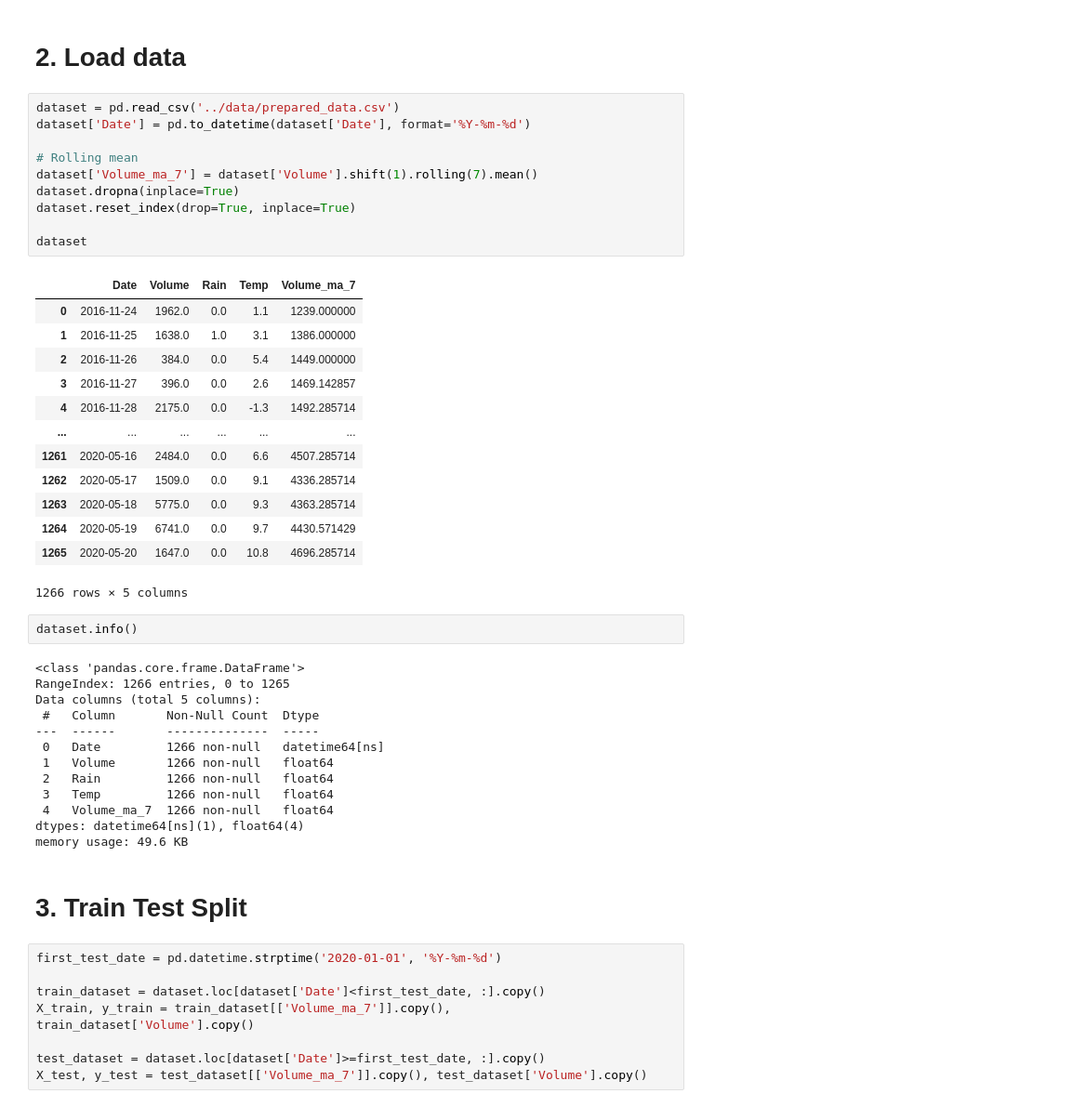
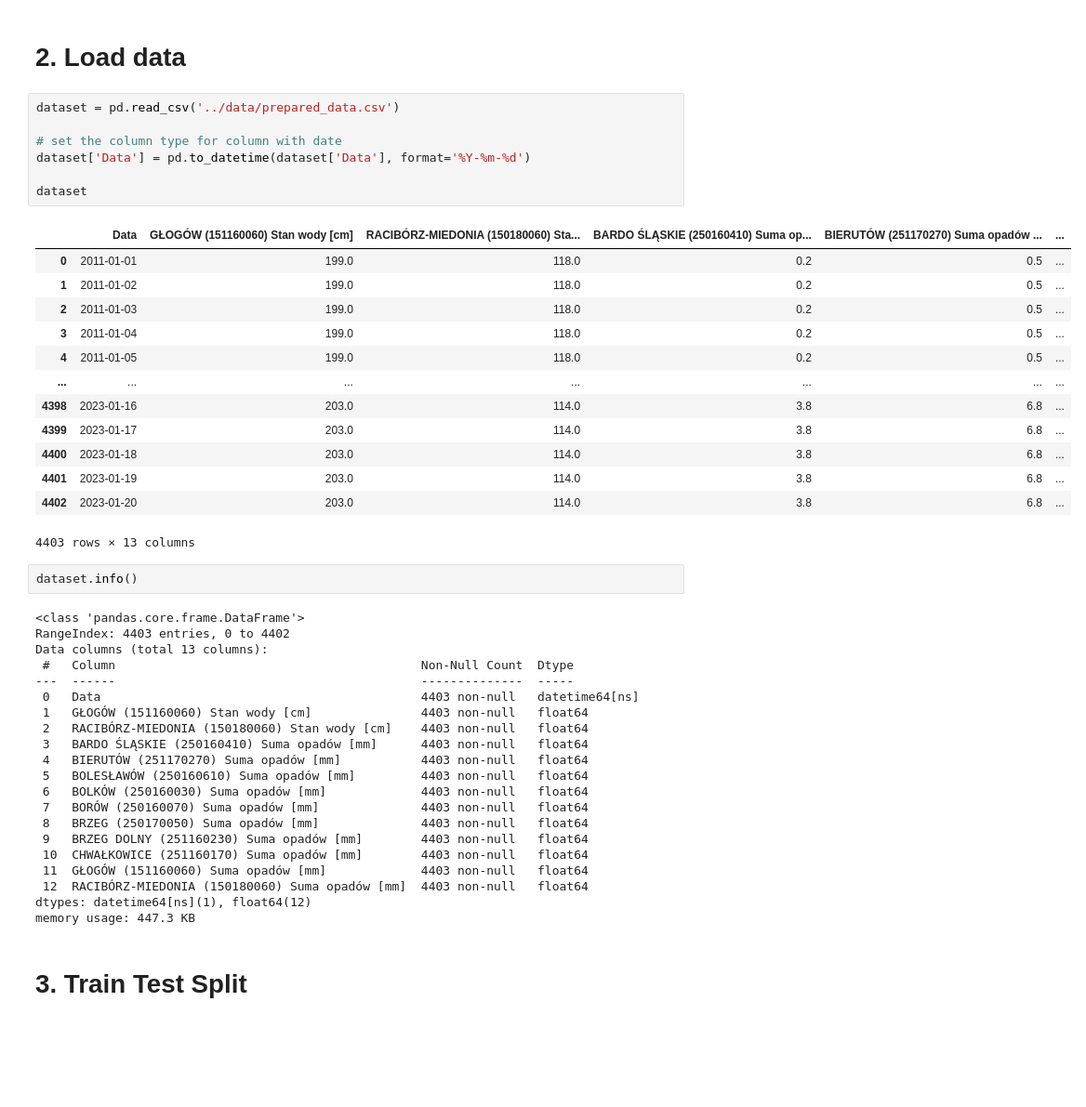
Before and after one commit to it4datascience/CuValley-Batmaja, a Jupyter notebook: src/modelling.ipynb, the cells around one changed output. Shown at 93% size. Cells and saved outputs as stored; diff of their text form; blank space fills up the shorter version.

Commit message:
Added test data

```diff
--- a/src/modelling.ipynb
+++ b/src/modelling.ipynb
@@ -22,51 +10,48 @@ warnings.filterwarnings('ignore')
 # 2. Load data
 # %%
 dataset = pd.read_csv('../data/prepared_data.csv')
-dataset['Date'] = pd.to_datetime(dataset['Date'], format='%Y-%m-%d')
 
-# Rolling mean
-dataset['Volume_ma_7'] = dataset['Volume'].shift(1).rolling(7).mean()
-dataset.dropna(inplace=True)
-dataset.reset_index(drop=True, inplace=True)
+# set the column type for column with date
+dataset['Data'] = pd.to_datetime(dataset['Data'], format='%Y-%m-%d')
 
 dataset
 # %% [output]
-|  | Date | Volume | Rain | Temp | Volume_ma_7 |
-| 0 | 2016-11-24 | 1962.0 | 0.0 | 1.1 | 1239.000000 |
-| 1 | 2016-11-25 | 1638.0 | 1.0 | 3.1 | 1386.000000 |
-| 2 | 2016-11-26 | 384.0 | 0.0 | 5.4 | 1449.000000 |
-| 3 | 2016-11-27 | 396.0 | 0.0 | 2.6 | 1469.142857 |
-| 4 | 2016-11-28 | 2175.0 | 0.0 | -1.3 | 1492.285714 |
-| ... | ... | ... | ... | ... | ... |
-| 1261 | 2020-05-16 | 2484.0 | 0.0 | 6.6 | 4507.285714 |
-| 1262 | 2020-05-17 | 1509.0 | 0.0 | 9.1 | 4336.285714 |
-| 1263 | 2020-05-18 | 5775.0 | 0.0 | 9.3 | 4363.285714 |
-| 1264 | 2020-05-19 | 6741.0 | 0.0 | 9.7 | 4430.571429 |
-| 1265 | 2020-05-20 | 1647.0 | 0.0 | 10.8 | 4696.285714 |
+|  | Data | GŁOGÓW (151160060) Stan wody [cm] | RACIBÓRZ-MIEDONIA (150180060) Sta... | BARDO ŚLĄSKIE (250160410) Suma op... | BIERUTÓW (251170270) Suma opadów ... | ... |
+| 0 | 2011-01-01 | 199.0 | 118.0 | 0.2 | 0.5 | ... |
+| 1 | 2011-01-02 | 199.0 | 118.0 | 0.2 | 0.5 | ... |
+| 2 | 2011-01-03 | 199.0 | 118.0 | 0.2 | 0.5 | ... |
+| 3 | 2011-01-04 | 199.0 | 118.0 | 0.2 | 0.5 | ... |
+| 4 | 2011-01-05 | 199.0 | 118.0 | 0.2 | 0.5 | ... |
+| ... | ... | ... | ... | ... | ... | ... |
+| 4398 | 2023-01-16 | 203.0 | 114.0 | 3.8 | 6.8 | ... |
+| 4399 | 2023-01-17 | 203.0 | 114.0 | 3.8 | 6.8 | ... |
+| 4400 | 2023-01-18 | 203.0 | 114.0 | 3.8 | 6.8 | ... |
+| 4401 | 2023-01-19 | 203.0 | 114.0 | 3.8 | 6.8 | ... |
+| 4402 | 2023-01-20 | 203.0 | 114.0 | 3.8 | 6.8 | ... |
-1266 rows × 5 columns
+4403 rows × 13 columns
 # %%
 dataset.info()
 # %% [output]
 <class 'pandas.core.frame.DataFrame'>
-RangeIndex: 1266 entries, 0 to 1265
-Data columns (total 5 columns):
- #   Column       Non-Null Count  Dtype
----  ------       --------------  -----
- 0   Date         1266 non-null   datetime64[ns]
- 1   Volume       1266 non-null   float64
- 2   Rain         1266 non-null   float64
- 3   Temp         1266 non-null   float64
- 4   Volume_ma_7  1266 non-null   float64
-dtypes: datetime64[ns](1), float64(4)
-memory usage: 49.6 KB
+RangeIndex: 4403 entries, 0 to 4402
+Data columns (total 13 columns):
+ #   Column                                          Non-Null Count  Dtype
+---  ------                                          --------------  -----
+ 0   Data                                            4403 non-null   datetime64[ns]
+ 1   GŁOGÓW (151160060) Stan wody [cm]               4403 non-null   float64
+ 2   RACIBÓRZ-MIEDONIA (150180060) Stan wody [cm]    4403 non-null   float64
+ 3   BARDO ŚLĄSKIE (250160410) Suma opadów [mm]      4403 non-null   float64
+ 4   BIERUTÓW (251170270) Suma opadów [mm]           4403 non-null   float64
+ 5   BOLESŁAWÓW (250160610) Suma opadów [mm]         4403 non-null   float64
+ 6   BOLKÓW (250160030) Suma opadów [mm]             4403 non-null   float64
+ 7   BORÓW (250160070) Suma opadów [mm]              4403 non-null   float64
+ 8   BRZEG (250170050) Suma opadów [mm]              4403 non-null   float64
+ 9   BRZEG DOLNY (251160230) Suma opadów [mm]        4403 non-null   float64
+ 10  CHWAŁKOWICE (251160170) Suma opadów [mm]        4403 non-null   float64
+ 11  GŁOGÓW (151160060) Suma opadów [mm]             4403 non-null   float64
+ 12  RACIBÓRZ-MIEDONIA (150180060) Suma opadów [mm]  4403 non-null   float64
+dtypes: datetime64[ns](1), float64(12)
+memory usage: 447.3 KB
 # %% [markdown]
 # 3. Train Test Split
-# %%
-first_test_date = pd.datetime.strptime('2020-01-01', '%Y-%m-%d')
-
-train_dataset = dataset.loc[dataset['Date']<first_test_date, :].copy()
-X_train, y_train = train_dataset[['Volume_ma_7']].copy(), train_dataset['Volume'].copy()
-
-test_dataset = dataset.loc[dataset['Date']>=first_test_date, :].copy()
-X_test, y_test = test_dataset[['Volume_ma_7']].copy(), test_dataset['Volume'].copy()
 # %% [markdown]
```
Also changed, not shown: parts of 13 cells of this notebook, 10 other files.
